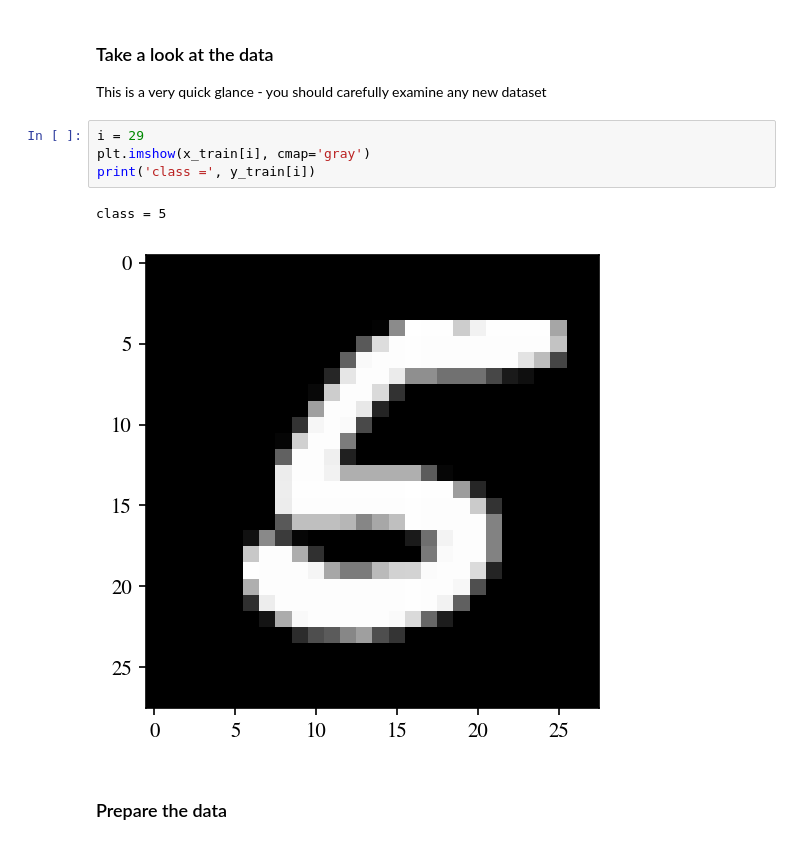
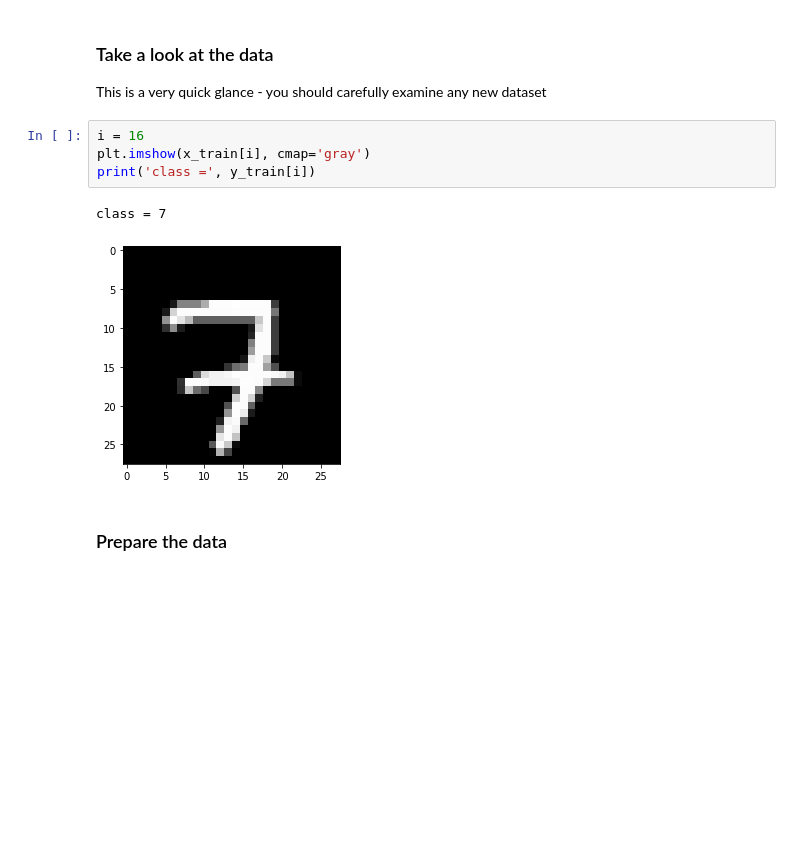
Before and after one commit to mpags-python/examples, a Jupyter notebook: keras/MNIST_demo_presentation.ipynb, the cells around one changed output. Cells and saved outputs as stored; diff of their text form; blank space fills up the shorter version.

```diff
--- a/keras/MNIST_demo_presentation.ipynb
+++ b/keras/MNIST_demo_presentation.ipynb
@@ -203,12 +224,12 @@ x_test.shape, y_test.shape, x_val.shape, y_val.shape
 
 This is a very quick glance - you should carefully examine any new dataset
 # %%
-i = 29
+i = 16
 plt.imshow(x_train[i], cmap='gray')
 print('class =', y_train[i])
 # %% [output]
-class = 5
+class = 7
-[figure, old version]
+[figure, new version]
 # %% [markdown]
 ### Prepare the data
 # %%
```
Also changed, not shown: parts of 18 cells of this notebook, 9 other files.
